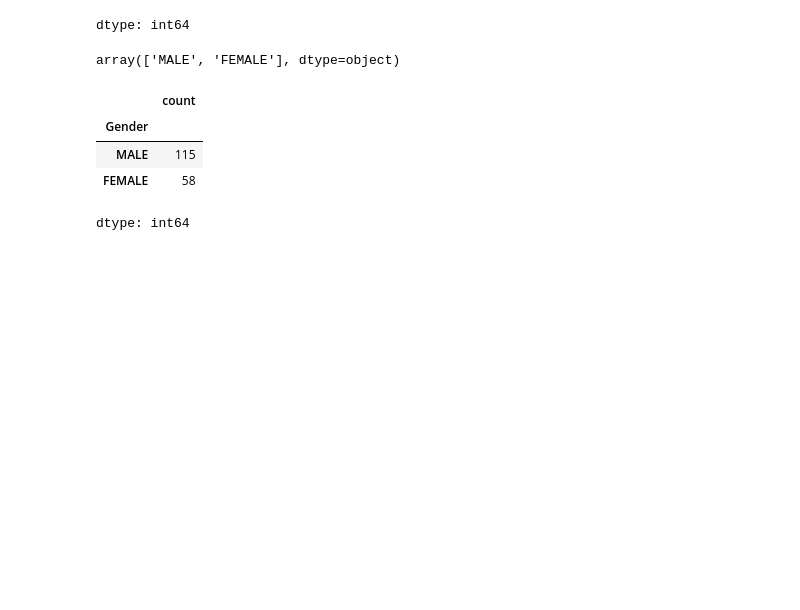
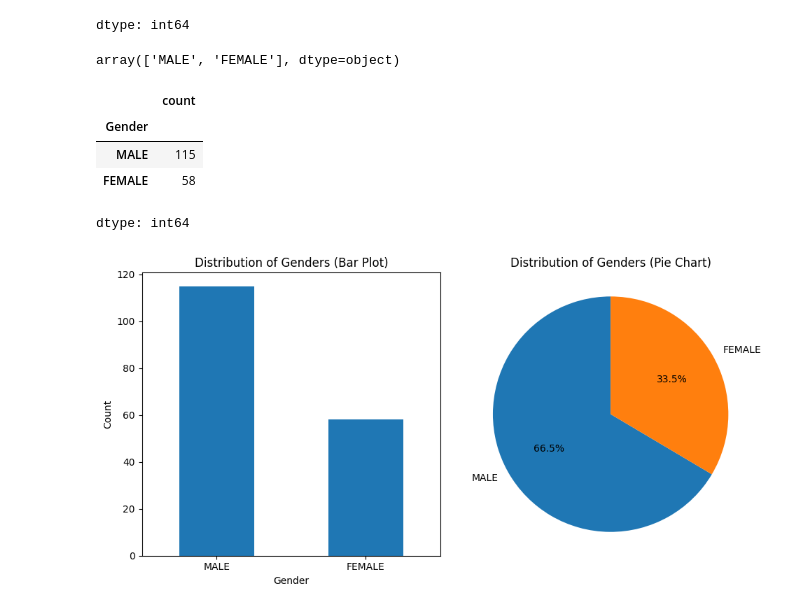
Before and after one commit to viktoruebelhart/avengers, a Jupyter notebook: avengers.ipynb, the cells around one changed output. Cells and saved outputs as stored; diff of their text form; code cells hidden in the pictures; blank space fills up the shorter version.

```diff
--- a/avengers.ipynb
+++ b/avengers.ipynb
@@ -164,3 +164,28 @@ df['Gender'].value_counts()
 | MALE | 115 |
 | FEMALE | 58 |
 dtype: int64
+# %%
+# Assuming df['Gender'].value_counts() is already calculated
+gender_counts = df['Gender'].value_counts()
+
+# Create a figure and axes
+fig, ax = plt.subplots(1, 2, figsize=(10, 5))  # 1 row, 2 columns
+
+# Bar plot
+gender_counts.plot(kind='bar', ax=ax[0])
+ax[0].set_title('Distribution of Genders (Bar Plot)')
+ax[0].set_xlabel('Gender')
+ax[0].set_ylabel('Count')
+ax[0].tick_params(axis='x', rotation=0)
+
+# Pie chart
+ax[1].pie(gender_counts, labels=gender_counts.index, autopct='%1.1f%%', startangle=90)
+ax[1].set_title('Distribution of Genders (Pie Chart)')
+ax[1].axis('equal')
+
+
+# Show the plot
+plt.tight_layout() # Adjusts subplot params for a tight layout
+plt.show()
+# %% [output]
+[figure, added]
```
